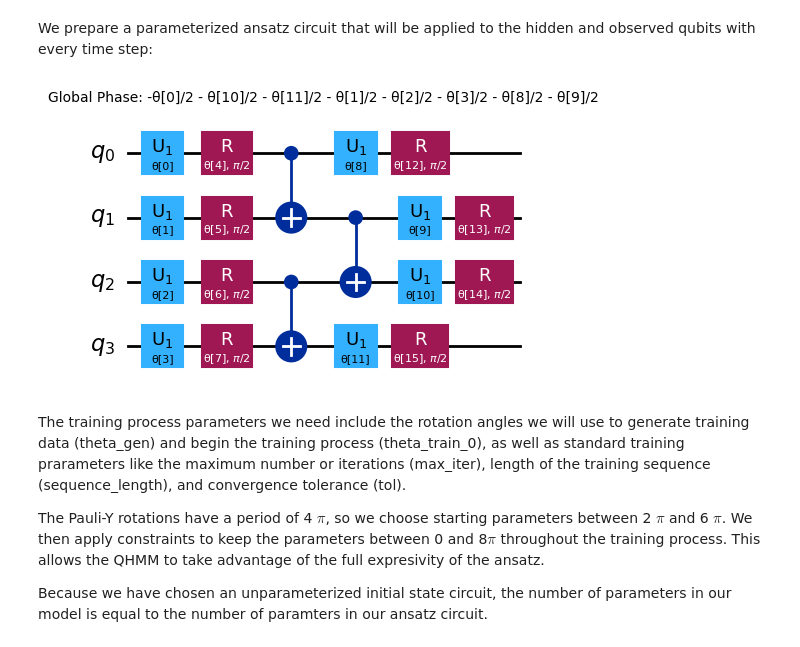
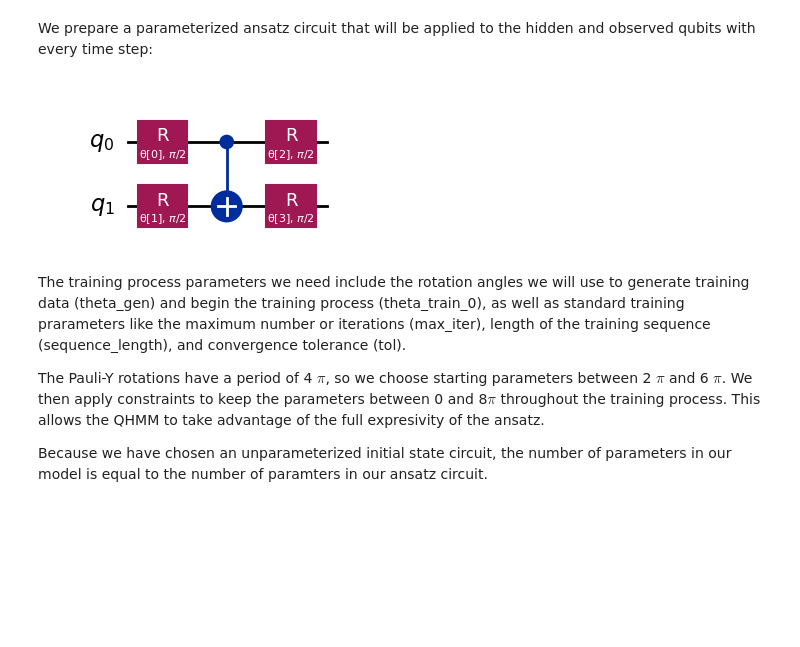
Before and after one commit to jackhmorgan/QHMM_MLE, a Jupyter notebook: QHMM_Example.ipynb, the cells around one changed output. Saved outputs shown, nothing was run; the diff lists cells and outputs as text; code cells hidden in the pictures; blank space fills up the shorter version.

```diff
--- a/QHMM_Example.ipynb
+++ b/QHMM_Example.ipynb
@@ -24,11 +23,10 @@ We prepare a parameterized ansatz circuit that will be applied to the hidden and
 # %%
 from qiskit.circuit.library import real_amplitudes, efficient_su2
 
-#ansatz = real_amplitudes(4, reps=1, entanglement='pairwise', )
-ansatz = efficient_su2(4, reps=1, entanglement='pairwise', su2_gates=['rz','ry'])
+ansatz = efficient_su2(2, reps=1, entanglement='pairwise', su2_gates=['ry'])
 ansatz.decompose(reps=1).draw('mpl')
 # %% [output]
-[figure, old version]
+[figure, new version]
 # %% [markdown]
 The training process parameters we need include the rotation angles we will use to generate training data (theta_gen) and  begin the training process (theta_train_0), as well as standard training prarameters like the maximum number or iterations (max_iter), length of the training sequence (sequence_length), and convergence tolerance (tol).
 
```
Also changed, not shown: parts of 4 cells of this notebook, 8 other files.
